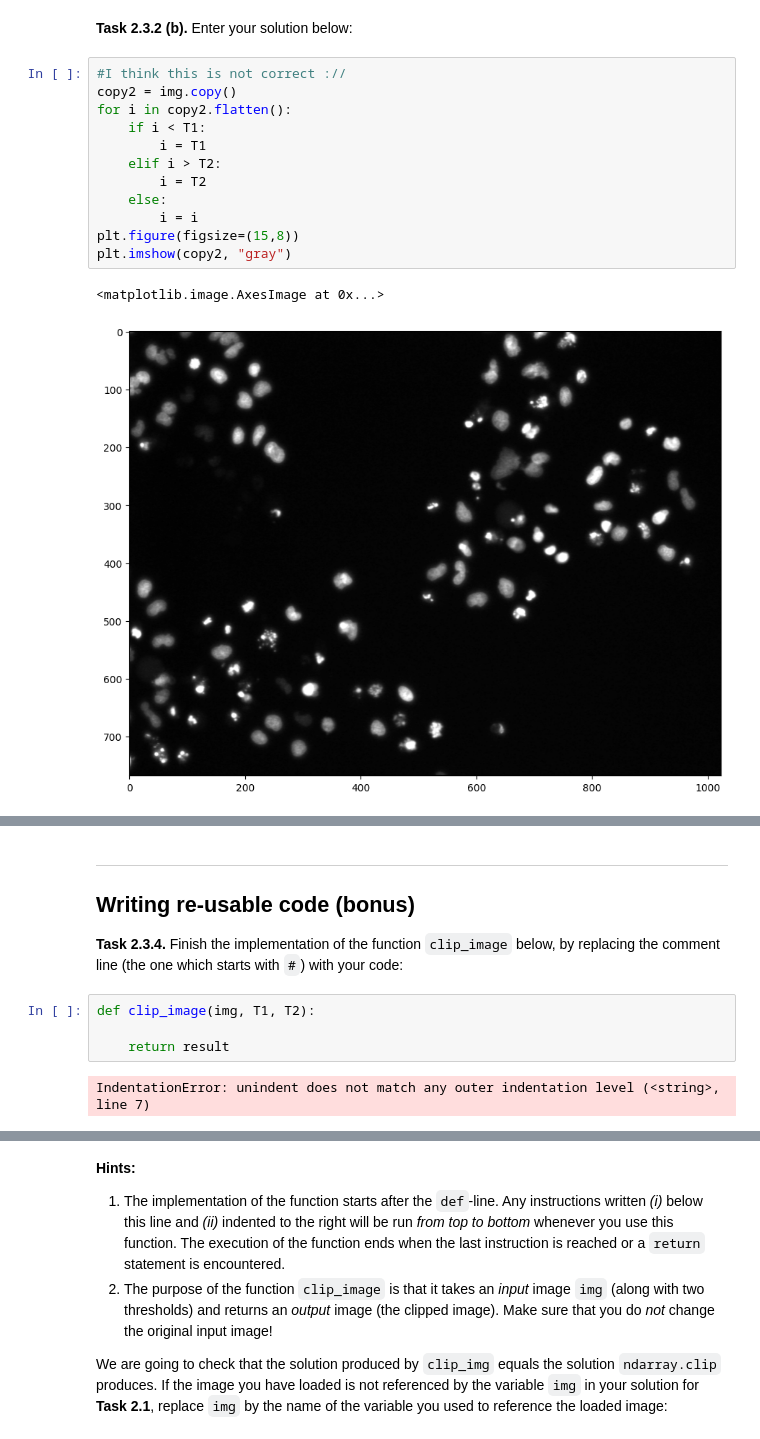
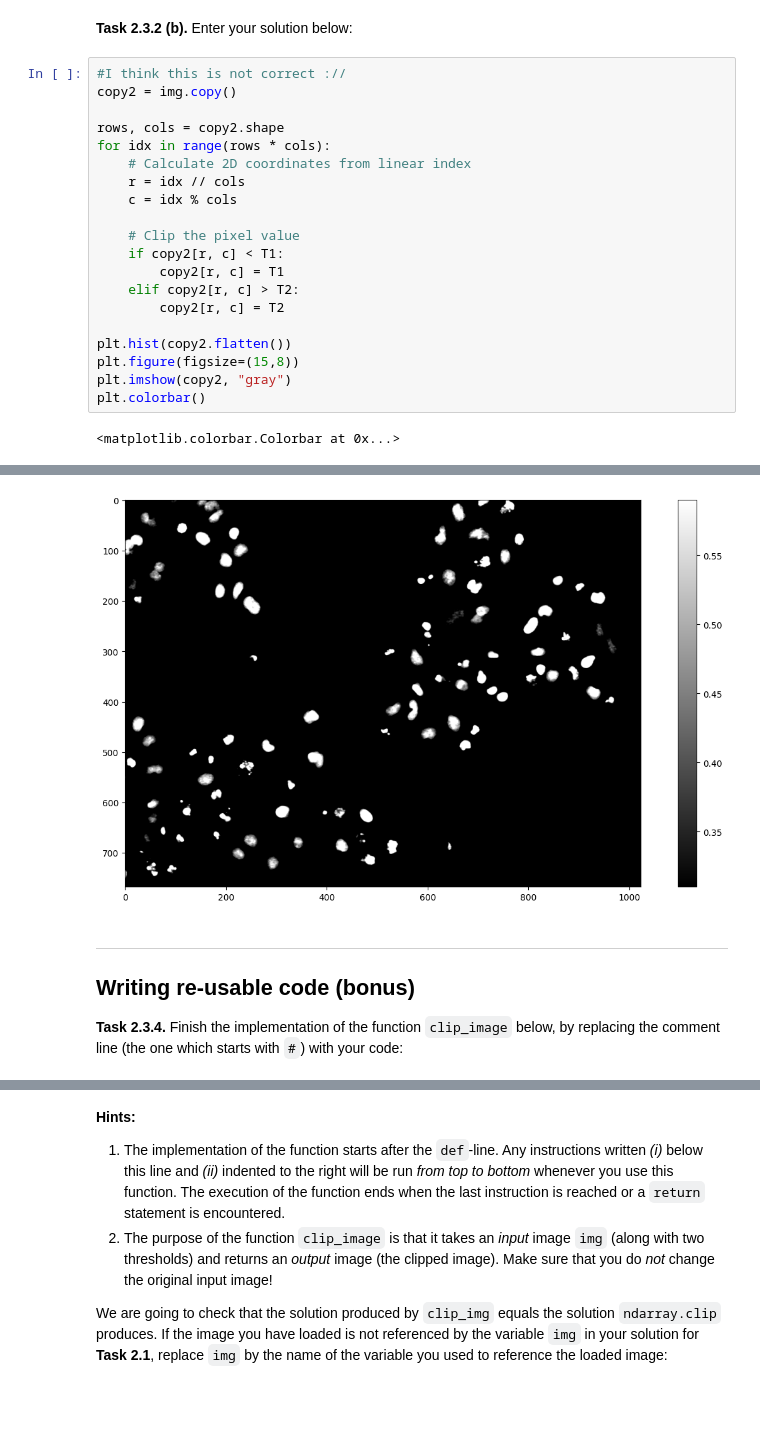
Before and after one commit to vasilev-b/mobi-fs3-python, a Jupyter notebook: task2.ipynb, the cells around one changed output, grey strips where cells are left out. Cells and saved outputs as stored; diff of their text form; blank space fills up the shorter version.

```diff
--- a/task2.ipynb
+++ b/task2.ipynb
@@ -81,17 +82,24 @@ plt.hist(copy.flatten())
 # %% [markdown]
 **<a id="#">Task 2.3.2 (b).</a>** Enter your solution below:
-# %%
-#I think this is not correct ://
-copy2 = img.copy()
-for i in copy2.flatten():
-    if i < T1:
-        i = T1
-    elif i > T2:
-        i = T2
-    else:
-        i = i
-plt.figure(figsize=(15,8))
-plt.imshow(copy2, "gray")
-# %% [output]
-<matplotlib.image.AxesImage at 0x...>
-[figure, removed]
+# %%
+#I think this is not correct ://
+copy2 = img.copy()
+
+rows, cols = copy2.shape
+for idx in range(rows * cols):
+    # Calculate 2D coordinates from linear index
+    r = idx // cols
+    c = idx % cols
+
+    # Clip the pixel value
+    if copy2[r, c] < T1:
+        copy2[r, c] = T1
+    elif copy2[r, c] > T2:
+        copy2[r, c] = T2
+
+plt.hist(copy2.flatten())
+plt.figure(figsize=(15,8))
+plt.imshow(copy2, "gray")
+plt.colorbar()
+# %% [output]
+<matplotlib.colorbar.Colorbar at 0x...>
@@ -98,12 +107,7 @@ plt.imshow(copy2, "gray")
+[figure, added]
 # %% [markdown]
 ---
 
 ## Writing re-usable code (bonus)
 
 **<a id="#">Task 2.3.4.</a>** Finish the implementation of the function `clip_image` below, by replacing the comment line (the one which starts with `#`) with your code:
-# %%
-def clip_image(img, T1, T2):
-
-    return result
-# %% [output]
-IndentationError: unindent does not match any outer indentation level (<string>, line 7)
```
Also changed, not shown: parts of 3 cells of this notebook.
